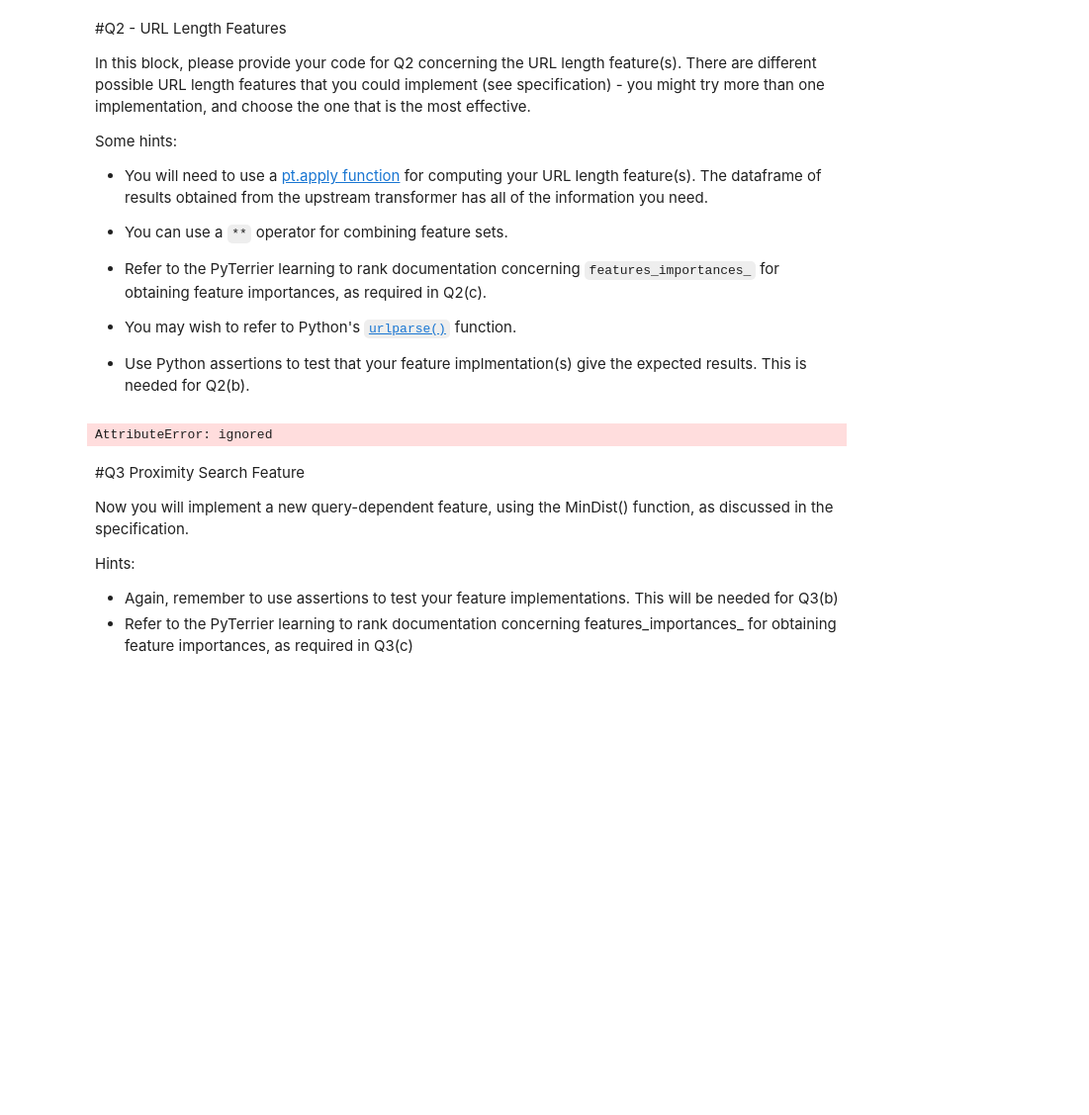
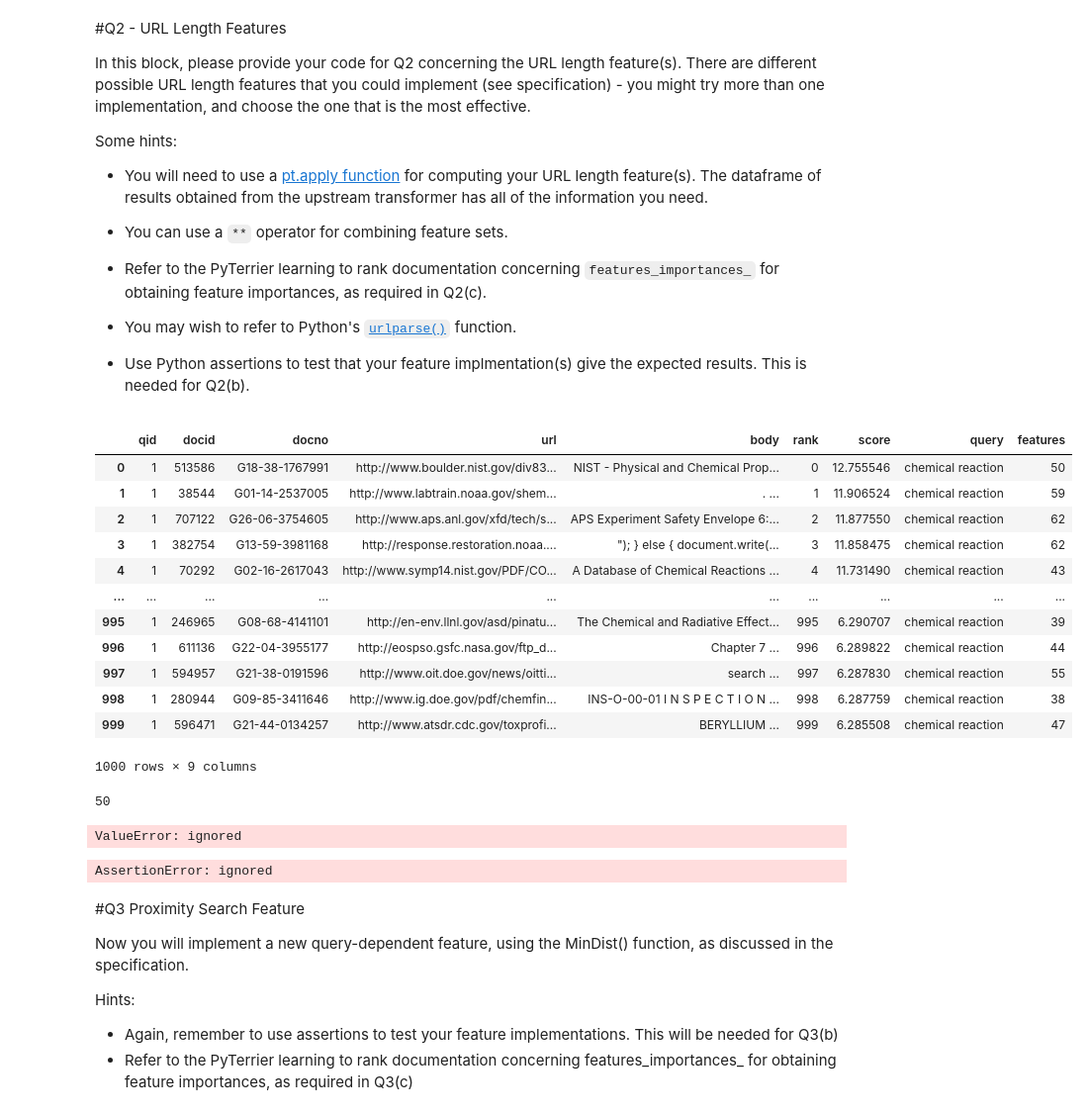
Before and after one commit to podyssea/InformationRetrieval, a Jupyter notebook: InformationRetrievalExercise2_2210049p.ipynb, the cells around one changed output. Shown at 99% size. Drawn from its saved outputs; the diff is of its cells as text; code cells hidden in the pictures; blank space fills up the shorter version.

```diff
--- a/InformationRetrievalExercise2_2210049p.ipynb
+++ b/InformationRetrievalExercise2_2210049p.ipynb
@@ -251,15 +245,30 @@ Some hints:
 
  - Use Python assertions to test that your feature implmentation(s) give the expected results. This is needed for Q2(b).
 # %%
-from typing import Sequence, Union
 def _url_length_feature(row):
     docid = row["docid"]
-    content = index.getMetaIndex.getItem("url", docid)
+    content = index.getMetaIndex().getItem("url", docid)
     f1 = len(content)
-    return np.array([f1])
+    return f1
 # %%
-apply_feature = lmart_l_pipe >> pt.apply.doc_features(_url_length_feature)
+p = firstpassUB >> pt.apply.doc_features(_url_length_feature)
 # %%
-reranker.search("chemical reactions")
+p.search("chemical reaction")
 # %% [output]
+|  | qid | docid | docno | url | body | rank | score | query | features |
+| 0 | 1 | 513586 | G18-38-1767991 | http://www.boulder.nist.gov/div83... | NIST - Physical and Chemical Prop... | 0 | 12.755546 | chemical reaction | 50 |
+| 1 | 1 | 38544 | G01-14-2537005 | http://www.labtrain.noaa.gov/shem... | . ... | 1 | 11.906524 | chemical reaction | 59 |
+| 2 | 1 | 707122 | G26-06-3754605 | http://www.aps.anl.gov/xfd/tech/s... | APS Experiment Safety Envelope 6:... | 2 | 11.877550 | chemical reaction | 62 |
+| 3 | 1 | 382754 | G13-59-3981168 | http://response.restoration.noaa.... | "); } else { document.write(... | 3 | 11.858475 | chemical reaction | 62 |
+| 4 | 1 | 70292 | G02-16-2617043 | http://www.symp14.nist.gov/PDF/CO... | A Database of Chemical Reactions ... | 4 | 11.731490 | chemical reaction | 43 |
+| ... | ... | ... | ... | ... | ... | ... | ... | ... | ... |
+| 995 | 1 | 246965 | G08-68-4141101 | http://en-env.llnl.gov/asd/pinatu... | The Chemical and Radiative Effect... | 995 | 6.290707 | chemical reaction | 39 |
+| 996 | 1 | 611136 | G22-04-3955177 | http://eospso.gsfc.nasa.gov/ftp_d... | Chapter 7 ... | 996 | 6.289822 | chemical reaction | 44 |
+| 997 | 1 | 594957 | G21-38-0191596 | http://www.oit.doe.gov/news/oitti... | search ... | 997 | 6.287830 | chemical reaction | 55 |
+| 998 | 1 | 280944 | G09-85-3411646 | http://www.ig.doe.gov/pdf/chemfin... | INS-O-00-01 I N S P E C T I O N ... | 998 | 6.287759 | chemical reaction | 38 |
+| 999 | 1 | 596471 | G21-44-0134257 | http://www.atsdr.cdc.gov/toxprofi... | BERYLLIUM ... | 999 | 6.285508 | chemical reaction | 47 |
-AttributeError: ignored
+1000 rows × 9 columns
+# %%
+len(p.search("chemical reaction")["url"][0])
+# %% [output]
+50
@@ -266,3 +277,11 @@ AttributeError: ignored
+# %%
+integrated.fit(tr_topics, tr_qrels, va_topics, va_qrels)
+# %% [output]
+ValueError: ignored
+# %%
+pt.Experiment([stage12, lmart_l_pipe, integrated], test_topics, test_qrels, ["P.5"], names=["PL2 Baseline", "LTR (PL2 Sample)", "integrated"], baseline = 0)
+# %% [output]
+AssertionError: ignored
 # %% [markdown]
 #Q3 Proximity Search Feature
 
```
Also changed, not shown: parts of 5 cells of this notebook.
